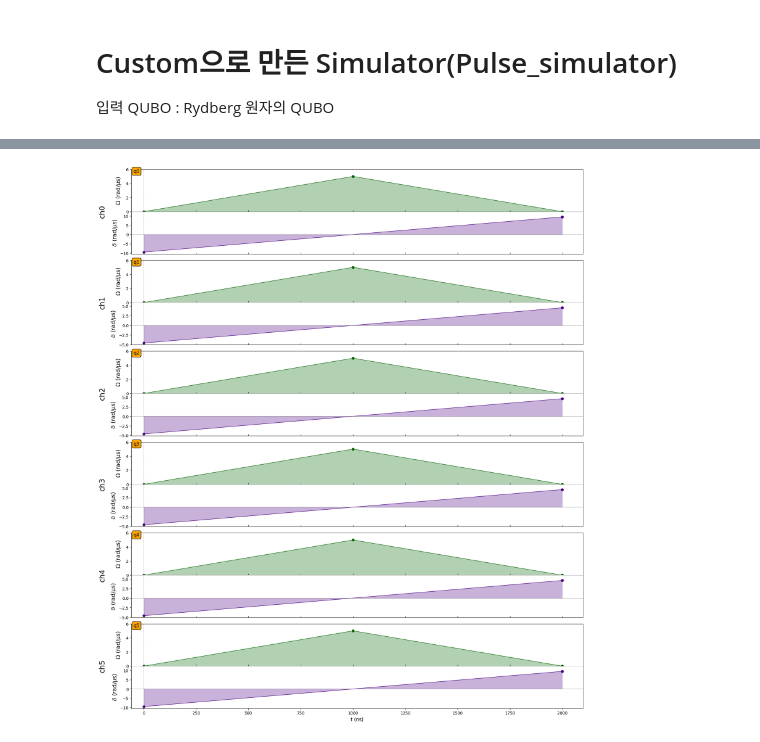
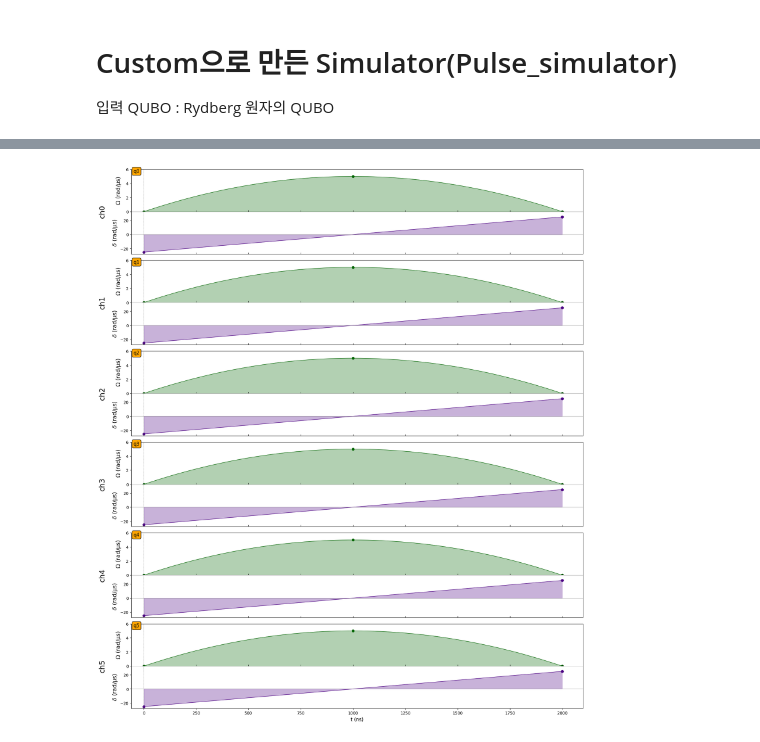
Before and after one commit to pop756/Pasqal_chanllenge, a Jupyter notebook: Pulse_simulator.ipynb, the cells around one changed output, grey strips where cells are left out. Cells and saved outputs as stored; diff of their text form; code cells hidden in the pictures.

```diff
--- a/Pulse_simulator.ipynb
+++ b/Pulse_simulator.ipynb
@@ -83,8 +83,10 @@ hamming_weight = 2
 
 # 12x12 Q 행렬 생성 (Soft Constraint 포함)
 Q, _, _ = generate_distance_weighted_Q_matrix_with_soft_constraint(
-    size=6, diagonal=[-50,-1,-1,-1,-1], penalty_term=15.0, hamming_weight=hamming_weight
+    size=6, diagonal=[-1,-1,-1,-1,-1], penalty_term=8.0, hamming_weight=hamming_weight
 )
+
+Q = Q*10
 # %%
 def evaluate_mapping(new_coords, Q):
     """Cost function to minimize. Ideally, the pairwise distances are conserved."""
@@ -189,20 +189,20 @@ pulse_sim.draw() ## 펄스 모양 그리기
 # %%
 seq_temp = Sequence(reg, DigitalAnalogDevice) ## pulser 를 이용한 시퀀스 생성
 
 
 for i in range(len(amplitude)):
     pulse = Pulse(
-        InterpolatedWaveform(duration, amplitude[i],interpolator='interp1d'),
-        InterpolatedWaveform(duration, detuning[i],interpolator='interp1d'),
+        InterpolatedWaveform(duration, amplitude[i]),
+        InterpolatedWaveform(duration, detuning[i]),
         0,
     )
     seq_temp.declare_channel(f"ch{i}", "rydberg_local")
     seq_temp.target(f"q{i}", f"ch{i}")
     seq_temp.add(pulse, f"ch{i}") ## 위에 해당하는 그림과 동일한 펄스 pulser코드로 생성
 
 seq_temp.draw() ## pulser 시퀀스 그리기
 # %% [output]
-[figure, old version]
+[figure, new version]
 # %%
 simul_1 = QutipEmulator.from_sequence(seq_temp)
 results_1 = simul_1.run()
```
Also changed, not shown: parts of 8 cells of this notebook, 1 other file.
